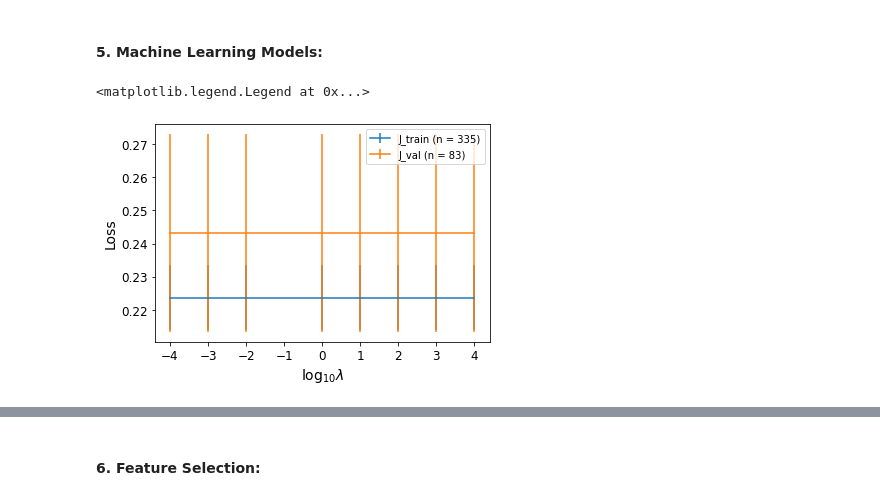
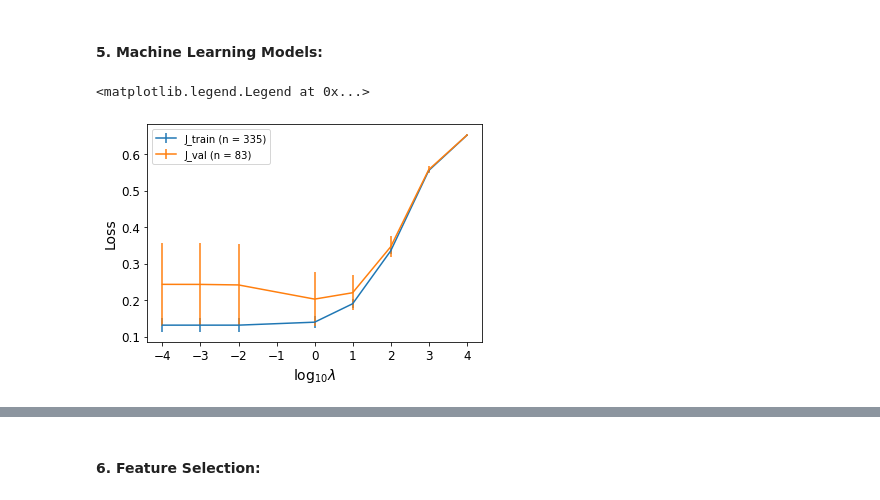
Before and after one commit to mlh-master/hw2_mlh-adi-efrat, a Jupyter notebook: HW2.ipynb, the cells around one changed output, grey strips where cells are left out. Saved outputs shown, nothing was run; the diff lists cells and outputs as text; code cells hidden in the pictures.

```diff
--- a/HW2.ipynb
+++ b/HW2.ipynb
@@ -141,44 +135,47 @@ plt.show()
 # %% [markdown]
 #### 5. Machine Learning Models:
 # %%
+scaler = StandardScaler()
+
 lmbda = np.array([0.0001, 0.001, 0.01, 1, 10, 100, 1000, 10000])
 n_splits = 5
 skf = StratifiedKFold(n_splits=n_splits, random_state=10, shuffle=True)
+
 J_train = np.zeros((2,len(lmbda)))
 J_val = np.zeros((2,len(lmbda)))
 
 for idx, lmb in enumerate(lmbda):
     C = 1/lmb
-    log_reg = LogisticRegression(solver='saga', random_state=5, penalty='l1', C=0.1, max_iter=2000)
+    log_reg = LogisticRegression(solver='saga', random_state=5, penalty='l2', C=C, max_iter=2000)
     h = 0 # index per split per lambda
     J_train_fold = np.zeros(n_splits)
     J_val_fold = np.zeros(n_splits)
 
     for train_index, val_index in skf.split(x_train, y_train):
         x_train_fold, x_val_fold = x_train.iloc[train_index], x_train.iloc[val_index]
         y_train_fold, y_val_fold = y_train[train_index], y_train[val_index]
         x_train_fold = scaler.fit_transform(x_train_fold)
         x_val_fold = scaler.transform(x_val_fold)
         log_reg.fit(x_train_fold, y_train_fold)
         y_pred_train = log_reg.predict_proba(x_train_fold)
         J_train_fold[h] = log_loss(y_train_fold, y_pred_train)
         y_pred_val = log_reg.predict_proba(x_val_fold)
         J_val_fold[h] = log_loss(y_val_fold, y_pred_val)
         h += 1
 
     J_train[0, idx] = J_train_fold.mean()
     J_train[1, idx] = J_train_fold.std()
     J_val[0, idx] = J_val_fold.mean()
     J_val[1, idx] = J_val_fold.std()
 
 plt.errorbar(np.log10(lmbda), J_train[0,:], yerr=J_train[1,:])
 plt.errorbar(np.log10(lmbda), J_val[0,:], yerr=J_val[1,:])
 plt.xlabel('$\log_{10}\lambda$')
 plt.ylabel('Loss')
 plt.legend(['J_train (n = ' + str(x_train_fold.shape[0]) + ')', 'J_val (n = ' + str(x_val_fold.shape[0]) + ')'])
 # %% [output]
 <matplotlib.legend.Legend at 0x...>
-[figure, old version]
+[figure, new version]
 # %%
 def max_data_ratio(n_splits,x_train,y_train):
     data_ratio_orig = np.linspace(0.01,0.98,num=100)
```
Also changed, not shown: parts of 6 cells of this notebook.
